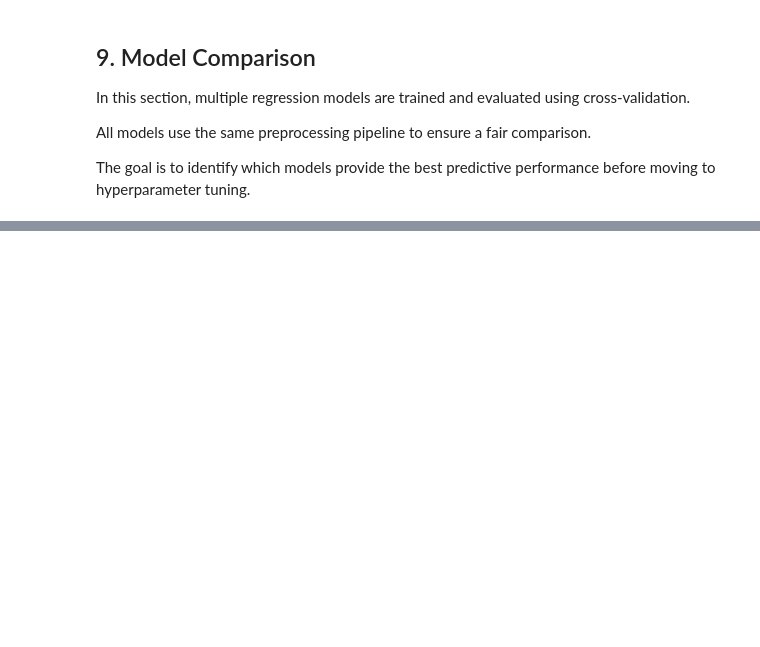
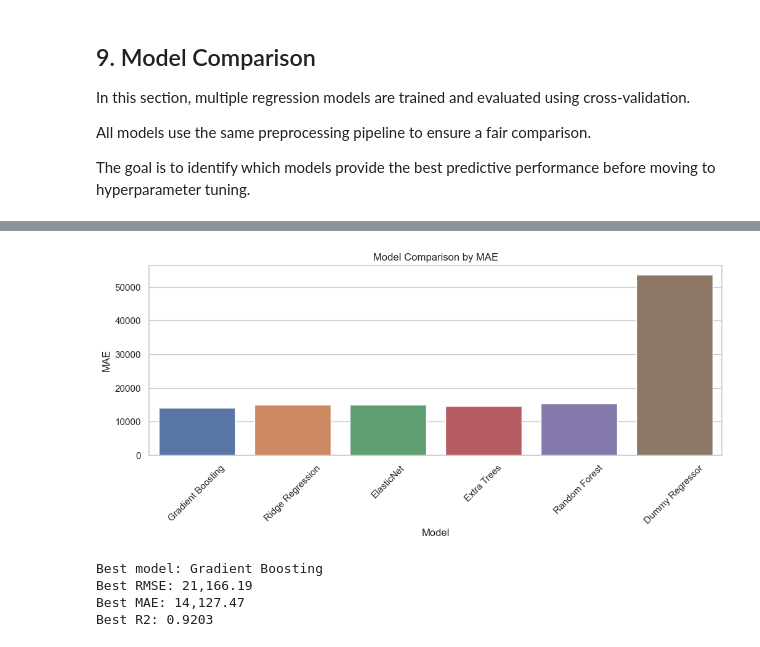
Before and after one commit to sanches-davi/ames-housing-price-prediction, a Jupyter notebook: notebooks/2. Modelling.ipynb, the cells around one changed output, grey strips where cells are left out. Saved outputs shown, nothing was run; the diff lists cells and outputs as text; code cells hidden in the pictures; blank space fills up the shorter version.

```diff
--- a/notebooks/2. Modelling.ipynb
+++ b/notebooks/2. Modelling.ipynb
@@ -522,0 +612,25 @@ The goal is to identify which models provide the best predictive performance bef
+# %%
+plt.figure(figsize=(12, 4))
+sns.barplot(data=full_model_comparison,x="Model",y="MAE")
+plt.title("Model Comparison by MAE")
+plt.xlabel("Model")
+plt.ylabel("MAE")
+plt.xticks(rotation=45)
+plt.show()
+# %% [output]
+[figure, added]
+# %%
+best_model_name = full_model_comparison.iloc[0]["Model"]
+best_model_rmse = full_model_comparison.iloc[0]["RMSE"]
+best_model_mae = full_model_comparison.iloc[0]["MAE"]
+best_model_r2 = full_model_comparison.iloc[0]["R2"]
+
+print(f"Best model: {best_model_name}")
+print(f"Best RMSE: {best_model_rmse:,.2f}")
+print(f"Best MAE: {best_model_mae:,.2f}")
+print(f"Best R2: {best_model_r2:.4f}")
+# %% [output]
+Best model: Gradient Boosting
+Best RMSE: 21,166.19
+Best MAE: 14,127.47
+Best R2: 0.9203
```
Also changed, not shown: parts of 48 cells of this notebook.
